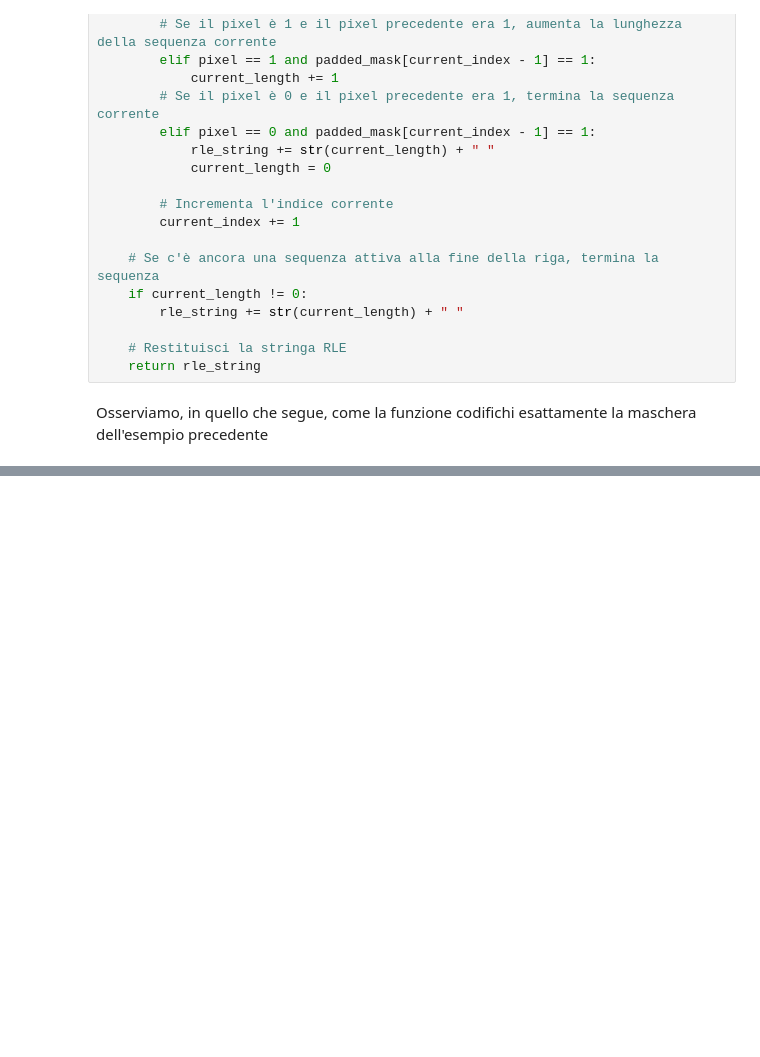
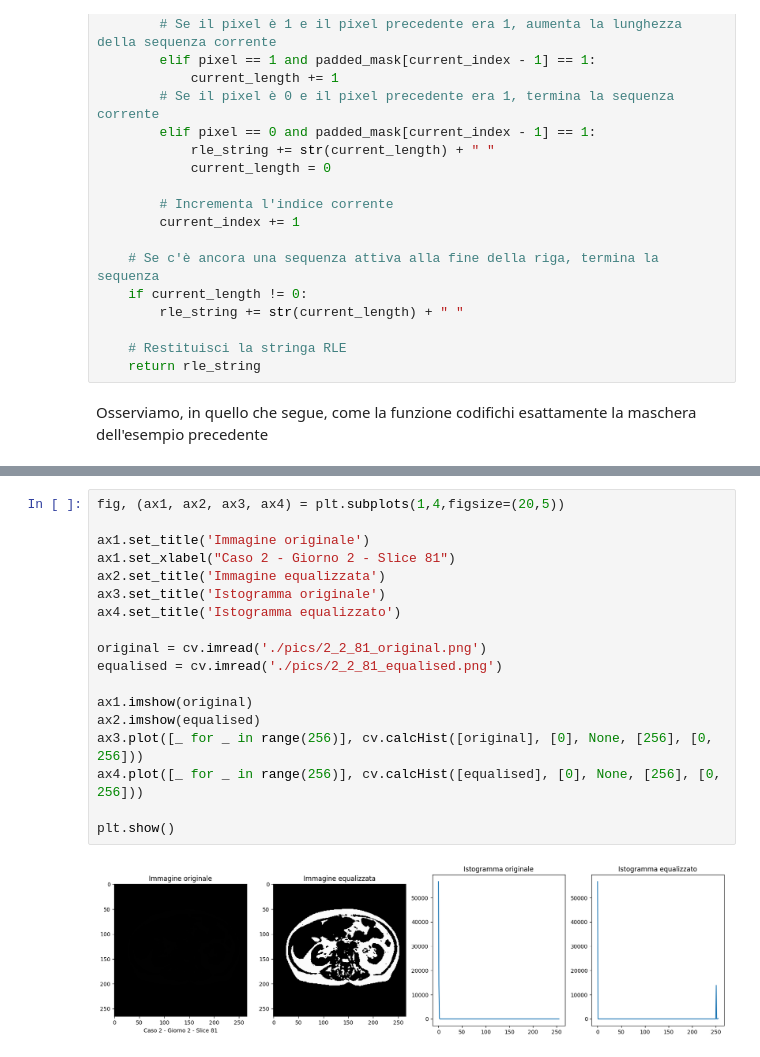
Before and after one commit to justdoit1897/BD-Image-Segmentation-Project, a Jupyter notebook: notebook.ipynb, the cells around one changed output, grey strips where cells are left out. Drawn from its saved outputs; the diff is of its cells as text; blank space fills up the shorter version.

```diff
--- a/notebook.ipynb
+++ b/notebook.ipynb
@@ -786,0 +887,20 @@ Stringa originale:
+# %%
+fig, (ax1, ax2, ax3, ax4) = plt.subplots(1,4,figsize=(20,5))
+
+ax1.set_title('Immagine originale')
+ax1.set_xlabel("Caso 2 - Giorno 2 - Slice 81")
+ax2.set_title('Immagine equalizzata')
+ax3.set_title('Istogramma originale')
+ax4.set_title('Istogramma equalizzato')
+
+original = cv.imread('./pics/2_2_81_original.png')
+equalised = cv.imread('./pics/2_2_81_equalised.png')
+
+ax1.imshow(original)
+ax2.imshow(equalised)
+ax3.plot([_ for _ in range(256)], cv.calcHist([original], [0], None, [256], [0, 256]))
+ax4.plot([_ for _ in range(256)], cv.calcHist([equalised], [0], None, [256], [0, 256]))
+
+plt.show()
+# %% [output]
+[figure, added]
```
Also changed, not shown: parts of 10 cells of this notebook.
